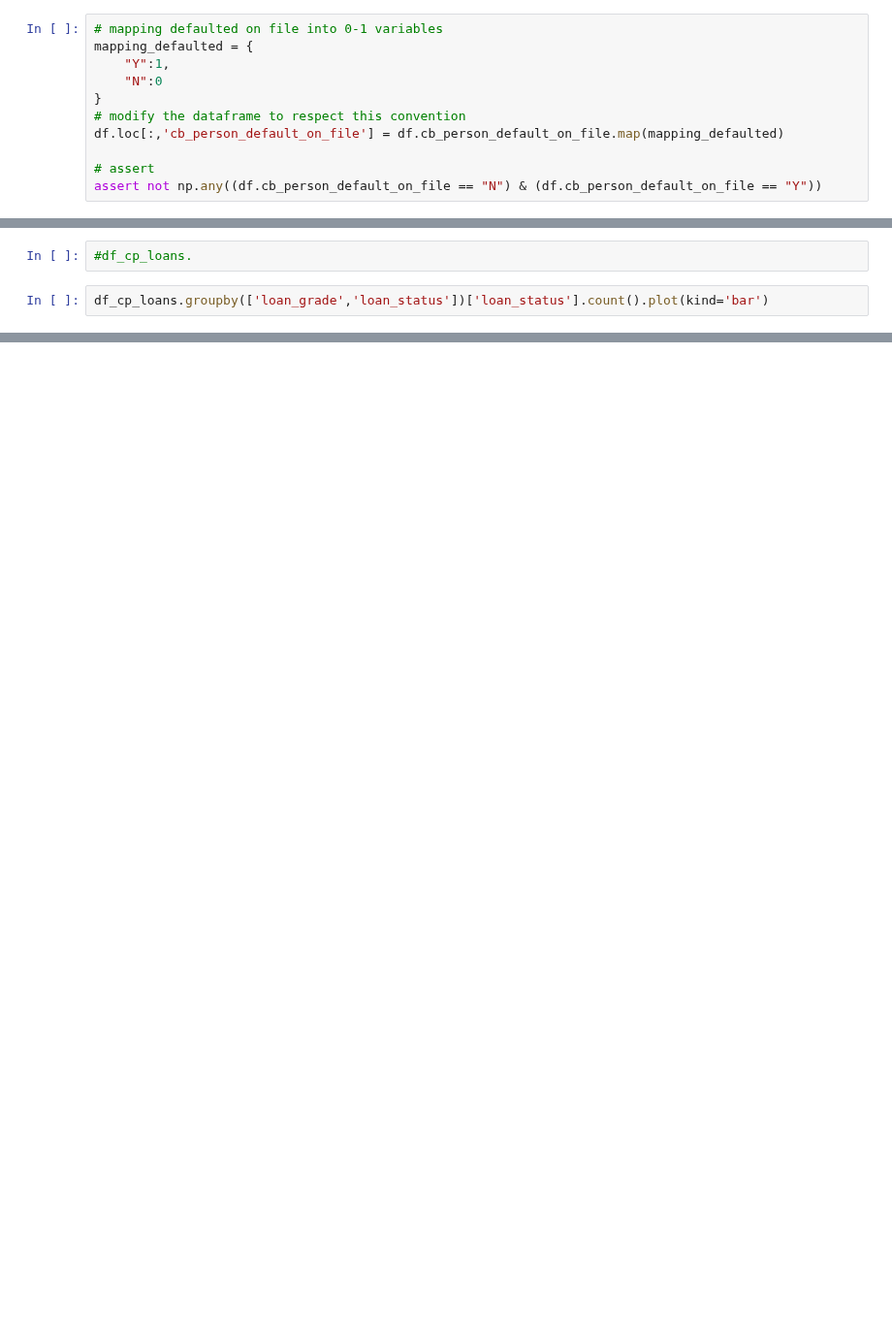
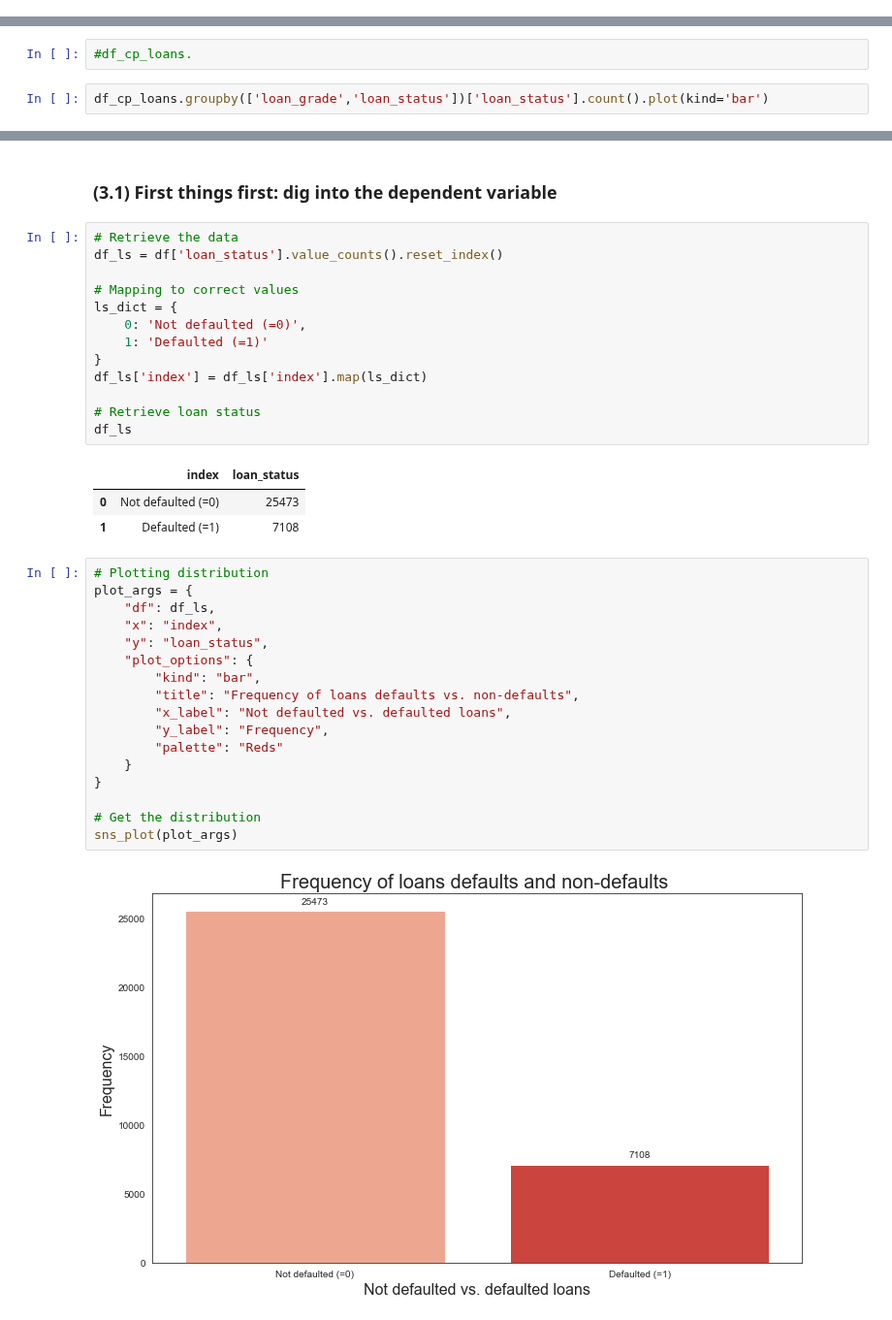
Before and after one commit to Travaz/bachelor_thesis, a Jupyter notebook: 03_code/credit_risk.ipynb, the cells around one changed output, grey strips where cells are left out. Shown at 97% size. Saved outputs shown, nothing was run; the diff lists cells and outputs as text; blank space fills up the shorter version.

```diff
--- a/03_code/credit_risk.ipynb
+++ b/03_code/credit_risk.ipynb
@@ -432,11 +462,0 @@ df.head()
-# %%
-# mapping defaulted on file into 0-1 variables
-mapping_defaulted = {
-    "Y":1,
-    "N":0
-}
-# modify the dataframe to respect this convention
-df.loc[:,'cb_person_default_on_file'] = df.cb_person_default_on_file.map(mapping_defaulted)
-
-# assert
-assert not np.any((df.cb_person_default_on_file == "N") & (df.cb_person_default_on_file == "Y"))
@@ -527,0 +595,38 @@ df_cp_loans.groupby(['loan_grade','loan_status'])['loan_status'].count().plot(ki
+# %% [markdown]
+### (3.1) First things first: dig into the dependent variable
+# %%
+# Retrieve the data
+df_ls = df['loan_status'].value_counts().reset_index()
+
+# Mapping to correct values
+ls_dict = {
+    0: 'Not defaulted (=0)',
+    1: 'Defaulted (=1)'
+}
+df_ls['index'] = df_ls['index'].map(ls_dict)
+
+# Retrieve loan status
+df_ls
+# %% [output]
+|  | index | loan_status |
+| 0 | Not defaulted (=0) | 25473 |
+| 1 | Defaulted (=1) | 7108 |
+# %%
+# Plotting distribution
+plot_args = {
+    "df": df_ls,
+    "x": "index",
+    "y": "loan_status",
+    "plot_options": {
+        "kind": "bar",
+        "title": "Frequency of loans defaults vs. non-defaults",
+        "x_label": "Not defaulted vs. defaulted loans",
+        "y_label": "Frequency",
+        "palette": "Reds"
+    }
+}
+
+# Get the distribution
+sns_plot(plot_args)
+# %% [output]
+[figure, added]
```
Also changed, not shown: parts of 17 cells of this notebook.
